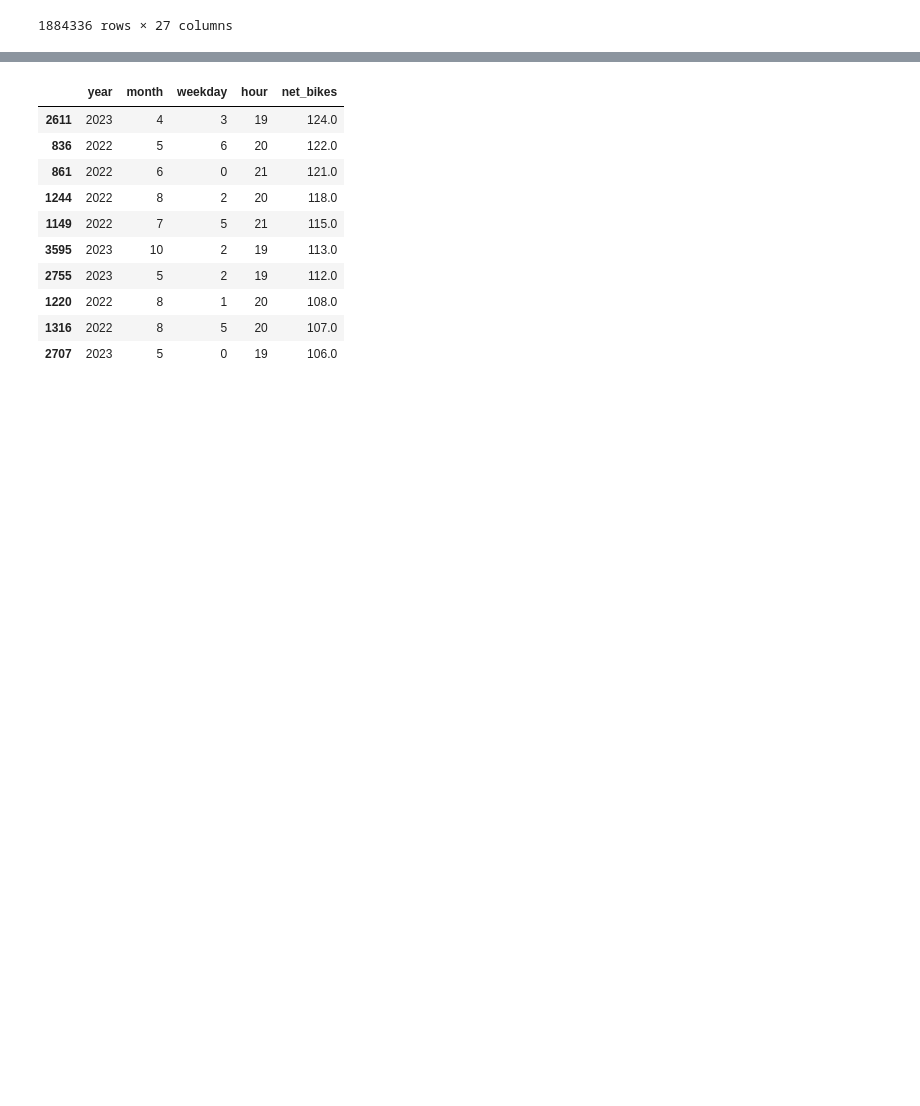
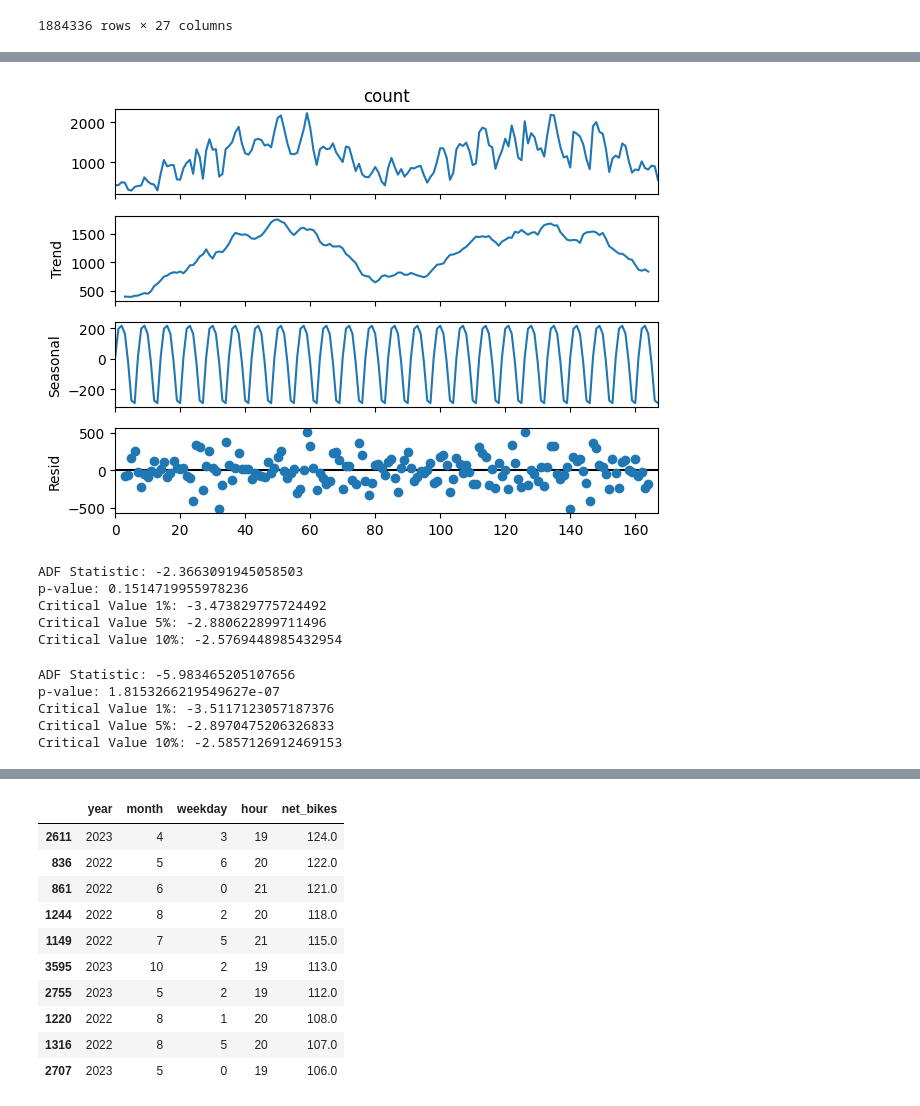
Before and after one commit to tochenan/CitiBike-Demand-Prediction, a Jupyter notebook: src/EDA.ipynb, the cells around one changed output, grey strips where cells are left out. Saved outputs shown, nothing was run; the diff lists cells and outputs as text; code cells hidden in the pictures; blank space fills up the shorter version.

```diff
--- a/src/EDA.ipynb
+++ b/src/EDA.ipynb
@@ -96,0 +99,39 @@ peak_hour = demand.groupby(['year', 'month', 'weekday', 'hour'])['net_bikes'].su
+# %%
+from statsmodels.tsa.seasonal import seasonal_decompose
+result = seasonal_decompose(demand['count'], model='additive', period=7)
+result.plot()
+plt.show()
+# %% [output]
+[figure, added]
+# %%
+from statsmodels.tsa.stattools import adfuller
+
+def test_stationarity(timeseries):
+    result = adfuller(timeseries, autolag='AIC')
+    print(f'ADF Statistic: {result[0]}')
+    print(f'p-value: {result[1]}')
+    for key, value in result[4].items():
+        print(f'Critical Value {key}: {value}')
+
+test_stationarity(demand['count'])
+# %% [output]
+ADF Statistic: -2.3663091945058503
+p-value: 0.1514719955978236
+Critical Value 1%: -3.473829775724492
+Critical Value 5%: -2.880622899711496
+Critical Value 10%: -2.5769448985432954
+# %%
+# First difference
+demand['diff_1'] = demand['count'] - demand['count'].shift(1)
+
+# Seasonal difference
+demand['seasonal_diff'] = demand['count'] - demand['count'].shift(84)
+
+# Test stationarity again
+test_stationarity(demand['seasonal_diff'].dropna())
+# %% [output]
+ADF Statistic: -5.983465205107656
+p-value: 1.8153266219549627e-07
+Critical Value 1%: -3.5117123057187376
+Critical Value 5%: -2.8970475206326833
+Critical Value 10%: -2.5857126912469153
```
Also changed, not shown: parts of 8 cells of this notebook, 5 other files.
